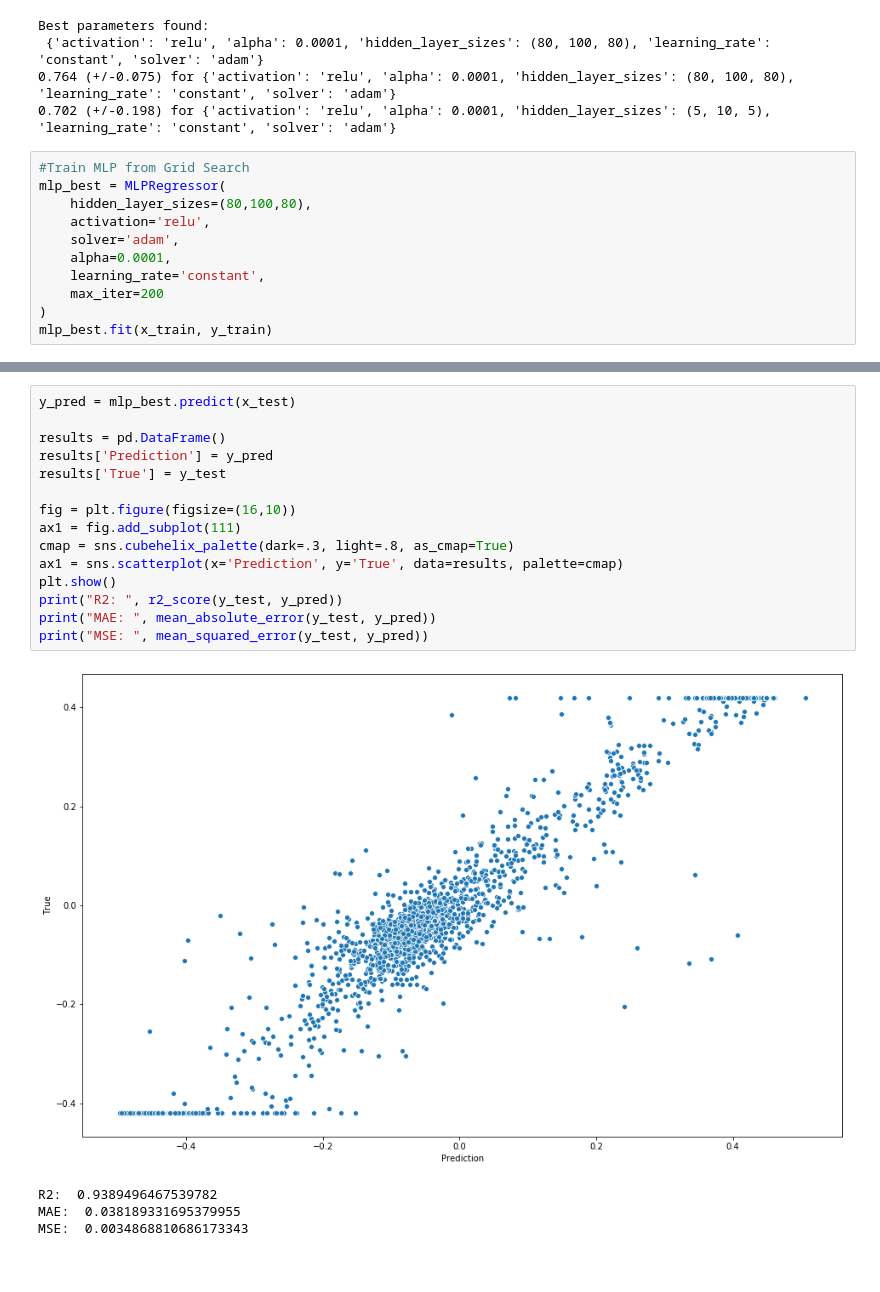
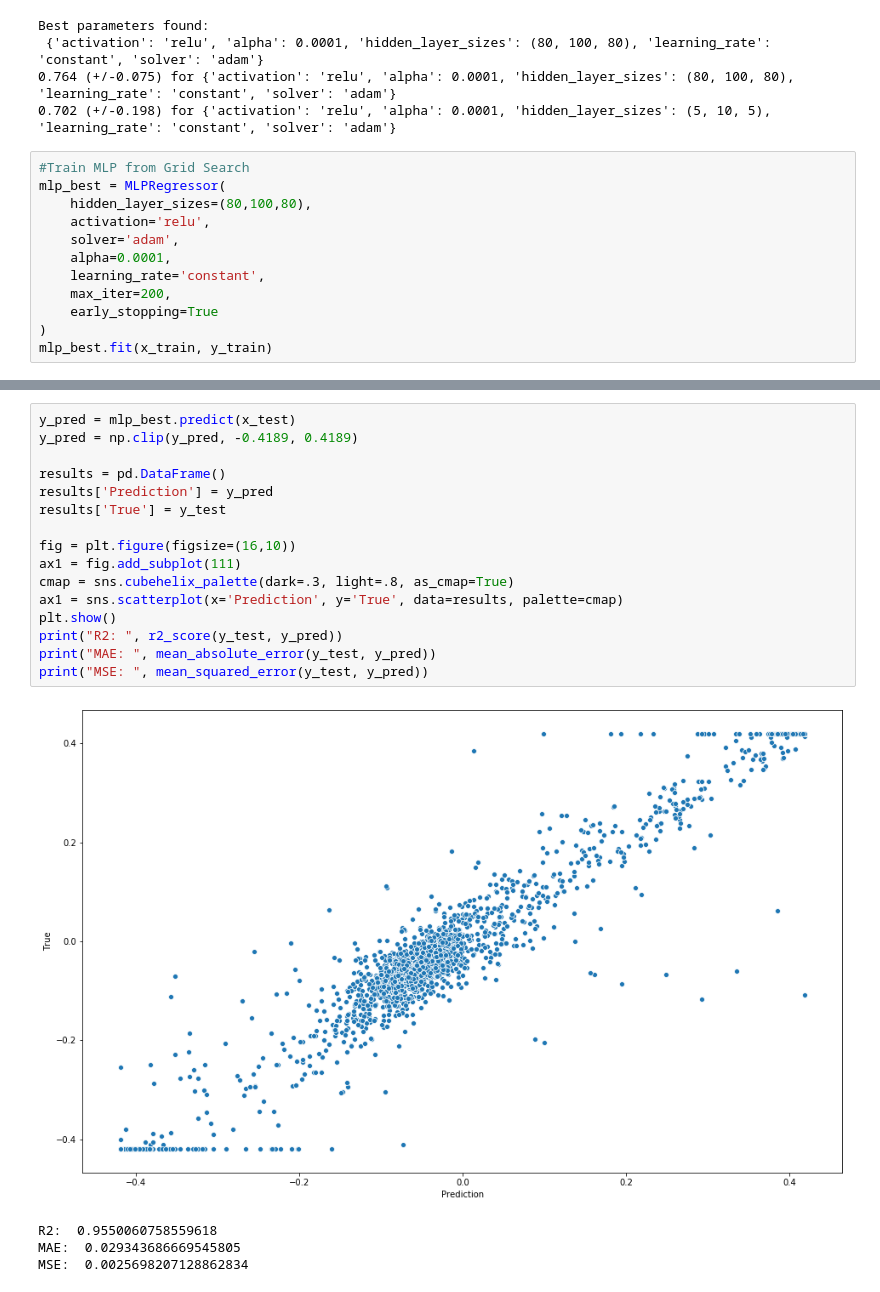
Before and after one commit to jonajo15/f1tenth-policy, a Jupyter notebook: policy_network.ipynb, the cells around one changed output, grey strips where cells are left out. Drawn from its saved outputs; the diff is of its cells as text.

```diff
--- a/policy_network.ipynb
+++ b/policy_network.ipynb
@@ -130,7 +158,8 @@ mlp_best = MLPRegressor(
     solver='adam',
     alpha=0.0001,
     learning_rate='constant',
-    max_iter=200
+    max_iter=200,
+    early_stopping=True
 )
 mlp_best.fit(x_train, y_train)
 # %% [output]
@@ -145,20 +173,21 @@ MLPRegressor(activation='relu', alpha=0.0001, batch_size='auto', beta_1=0.9,
 # %%
 y_pred = mlp_best.predict(x_test)
+y_pred = np.clip(y_pred, -0.4189, 0.4189)
 
 results = pd.DataFrame()
 results['Prediction'] = y_pred
 results['True'] = y_test
 
 fig = plt.figure(figsize=(16,10))
 ax1 = fig.add_subplot(111)
 cmap = sns.cubehelix_palette(dark=.3, light=.8, as_cmap=True)
 ax1 = sns.scatterplot(x='Prediction', y='True', data=results, palette=cmap)
 plt.show()
 print("R2: ", r2_score(y_test, y_pred))
 print("MAE: ", mean_absolute_error(y_test, y_pred))
 print("MSE: ", mean_squared_error(y_test, y_pred))
 # %% [output]
-[figure, old version]
+[figure, new version]
-R2:  0.9389496467539782
-MAE:  0.038189331695379955
-MSE:  0.0034868810686173343
+R2:  0.9550060758559618
+MAE:  0.029343686669545805
+MSE:  0.0025698207128862834
```
Also changed, not shown: parts of 16 cells of this notebook, 2 other files.
